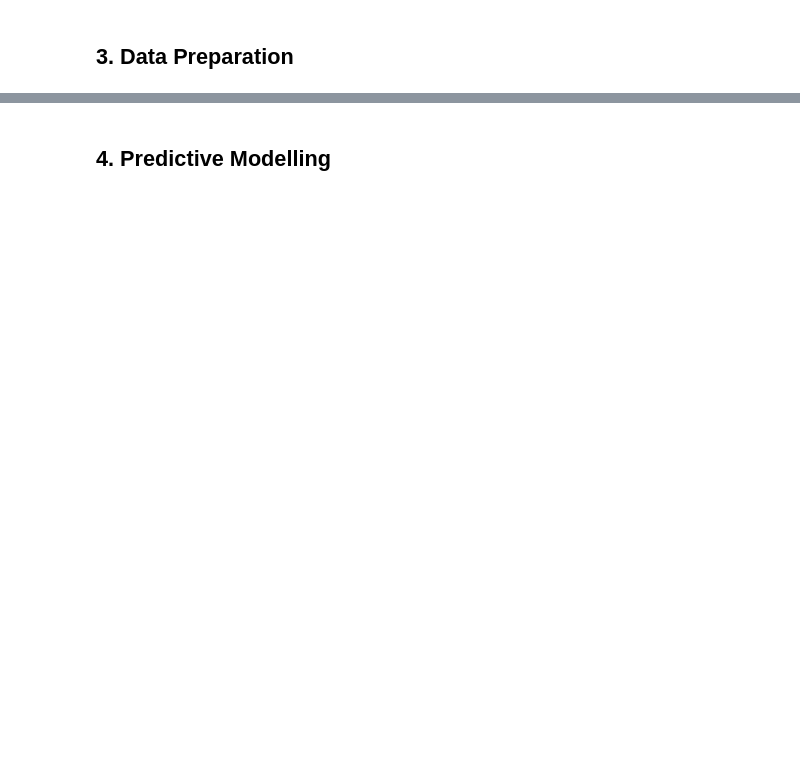
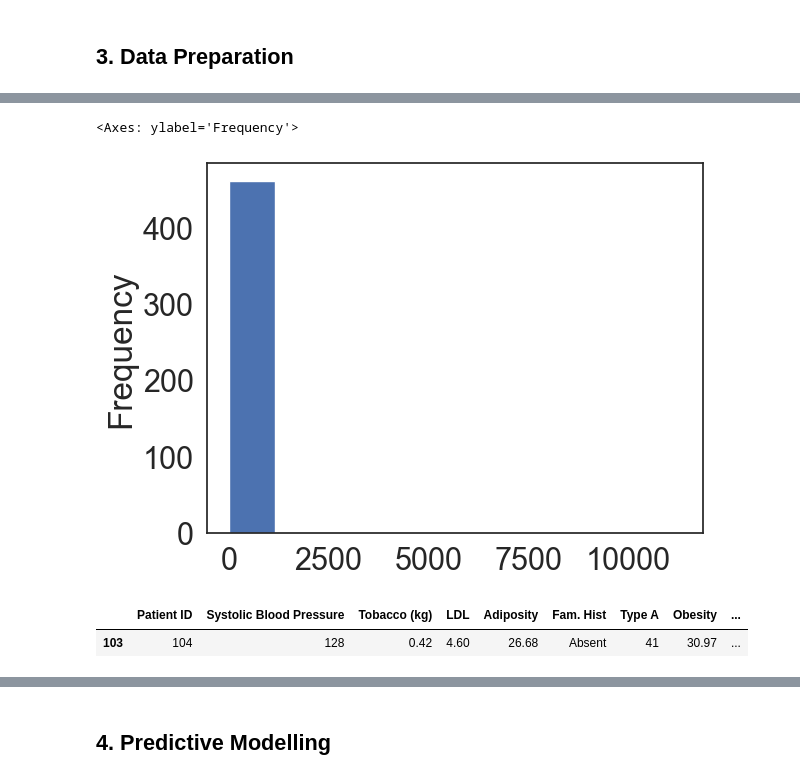
Before and after one commit to hpi-dhc/dm4dh-2023, a Jupyter notebook: 2_ML_Process.ipynb, the cells around one changed output, grey strips where cells are left out. Saved outputs shown, nothing was run; the diff lists cells and outputs as text; code cells hidden in the pictures; blank space fills up the shorter version.

```diff
--- a/2_ML_Process.ipynb
+++ b/2_ML_Process.ipynb
@@ -8,0 +18,4 @@
+# %%
+from utils import load_messy_heart_disease_dataset
+heart_disease_data = load_messy_heart_disease_dataset()
+heart_disease_data.head(5)
@@ -10,0 +33,18 @@
+# %%
+# Use more user-friendly column names
+columns = [
+    'Patient ID',
+    'Systolic Blood Pressure',
+    'Tobacco (kg)',
+    'LDL',
+    'Adiposity',
+    'Fam. Hist',
+    'Type A',
+    'Obesity',
+    'Alcohol',
+    'Age',
+    'Coronary Heart Disease'
+]
+
+heart_disease_data.columns = columns
+heart_disease_data.head(5)
@@ -10,0 +75,10 @@
+# %%
+heart_disease_data.Age.plot.hist()
+# %% [output]
+<Axes: ylabel='Frequency'>
+[figure, added]
+# %%
+heart_disease_data[heart_disease_data.Age > 10000]
+# %% [output]
+|  | Patient ID | Systolic Blood Pressure | Tobacco (kg) | LDL | Adiposity | Fam. Hist | Type A | Obesity | ... |
+| 103 | 104 | 128 | 0.42 | 4.60 | 26.68 | Absent | 41 | 30.97 | ... |
```
Also changed, not shown: parts of 44 cells of this notebook, 2 other files.
